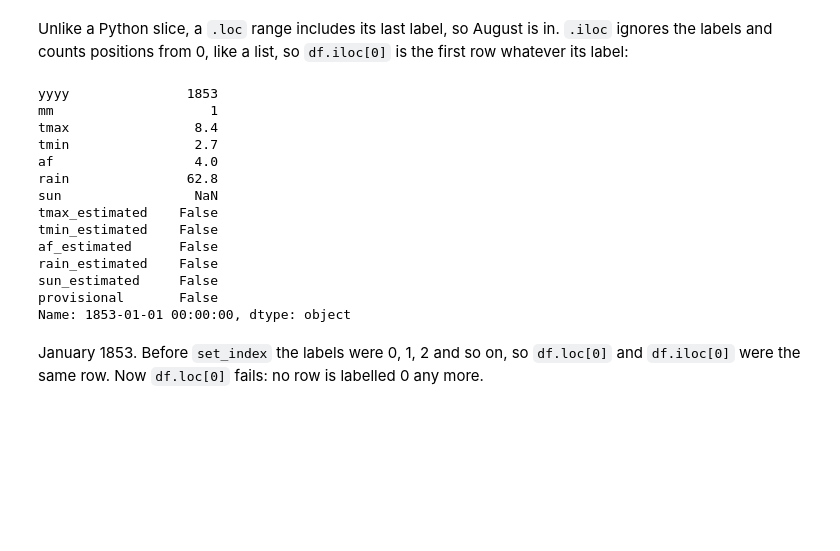
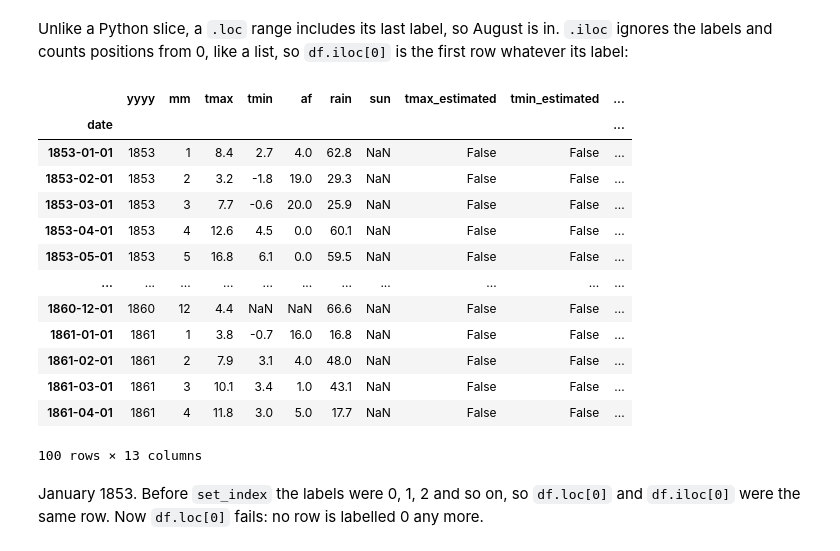
Before and after one commit to cafoala/cfrr-python-for-data-analysis, a Jupyter notebook: instructor/day1_demo.ipynb, the cells around one changed output. Saved outputs shown, nothing was run; the diff lists cells and outputs as text; code cells hidden in the pictures; blank space fills up the shorter version.

```diff
--- a/instructor/day1_demo.ipynb
+++ b/instructor/day1_demo.ipynb
@@ -605,22 +659,22 @@ df.loc["1976-06":"1976-08", ["tmax", "rain"]]
 # %% [markdown]
 Unlike a Python slice, a `.loc` range includes its last label, so August is in. `.iloc` ignores the labels and counts positions from 0, like a list, so `df.iloc[0]` is the first row whatever its label:
 # %%
-df.iloc[0]
+df.iloc[0:100]
 # %% [output]
+|  | yyyy | mm | tmax | tmin | af | rain | sun | tmax_estimated | tmin_estimated | ... |
+| date |  |  |  |  |  |  |  |  |  | ... |
+| 1853-01-01 | 1853 | 1 | 8.4 | 2.7 | 4.0 | 62.8 | NaN | False | False | ... |
+| 1853-02-01 | 1853 | 2 | 3.2 | -1.8 | 19.0 | 29.3 | NaN | False | False | ... |
+| 1853-03-01 | 1853 | 3 | 7.7 | -0.6 | 20.0 | 25.9 | NaN | False | False | ... |
+| 1853-04-01 | 1853 | 4 | 12.6 | 4.5 | 0.0 | 60.1 | NaN | False | False | ... |
+| 1853-05-01 | 1853 | 5 | 16.8 | 6.1 | 0.0 | 59.5 | NaN | False | False | ... |
+| ... | ... | ... | ... | ... | ... | ... | ... | ... | ... | ... |
+| 1860-12-01 | 1860 | 12 | 4.4 | NaN | NaN | 66.6 | NaN | False | False | ... |
+| 1861-01-01 | 1861 | 1 | 3.8 | -0.7 | 16.0 | 16.8 | NaN | False | False | ... |
+| 1861-02-01 | 1861 | 2 | 7.9 | 3.1 | 4.0 | 48.0 | NaN | False | False | ... |
+| 1861-03-01 | 1861 | 3 | 10.1 | 3.4 | 1.0 | 43.1 | NaN | False | False | ... |
+| 1861-04-01 | 1861 | 4 | 11.8 | 3.0 | 5.0 | 17.7 | NaN | False | False | ... |
-yyyy               1853
-mm                    1
-tmax                8.4
-tmin                2.7
-af                  4.0
-rain               62.8
-sun                 NaN
-tmax_estimated    False
-tmin_estimated    False
-af_estimated      False
-rain_estimated    False
-sun_estimated     False
-provisional       False
-Name: 1853-01-01 00:00:00, dtype: object
+100 rows × 13 columns
 # %% [markdown]
 January 1853. Before `set_index` the labels were 0, 1, 2 and so on, so `df.loc[0]` and `df.iloc[0]` were the same row. Now `df.loc[0]` fails: no row is labelled 0 any more.
 # %% [markdown]
```
Also changed, not shown: parts of 25 cells of this notebook, 2 other files.
